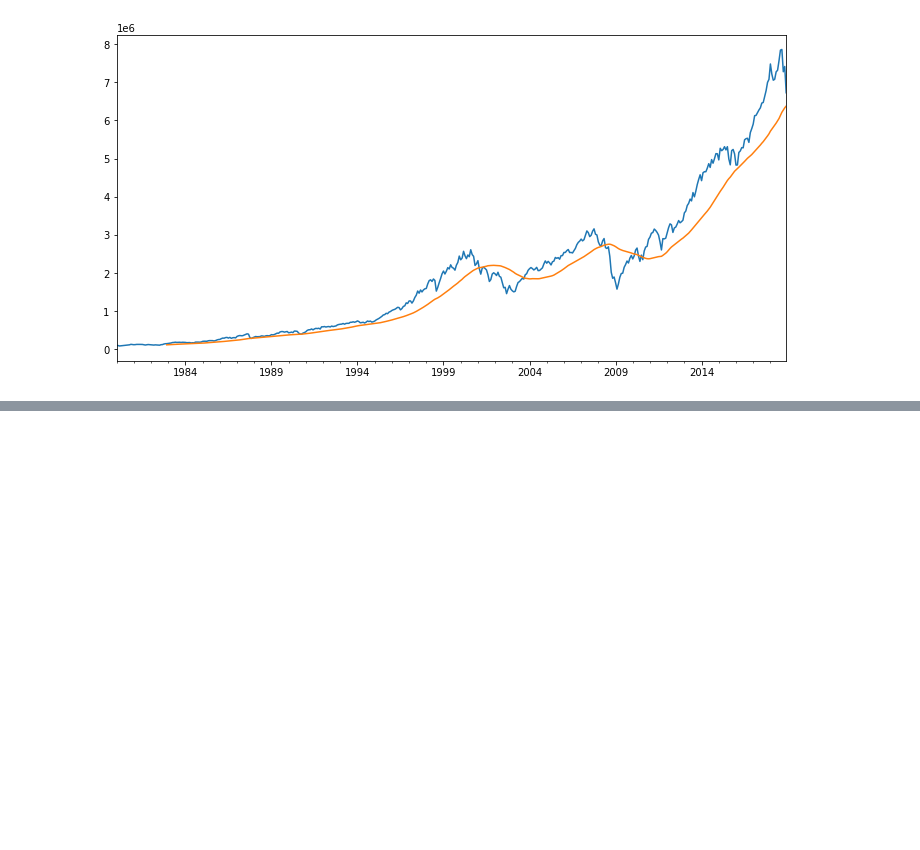
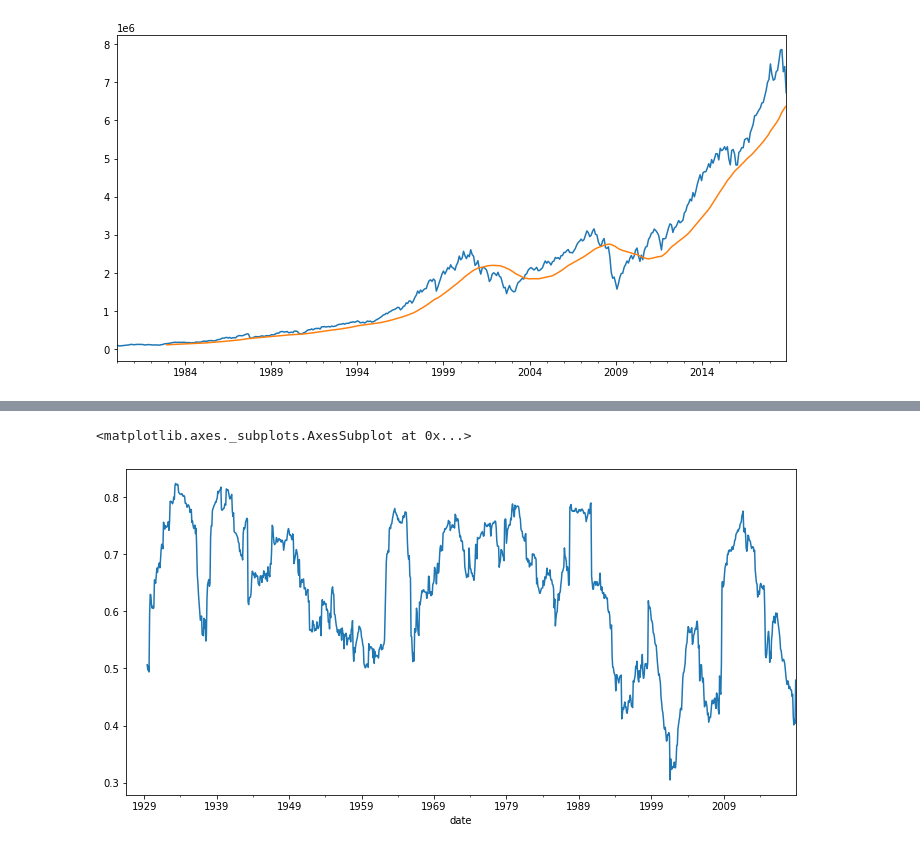
Before and after one commit to anjosma/introduction_portfolio_construction, a Jupyter notebook: notebook.ipynb, the cells around one changed output, grey strips where cells are left out. Drawn from its saved outputs; the diff is of its cells as text; code cells hidden in the pictures; blank space fills up the shorter version.

```diff
--- a/notebook.ipynb
+++ b/notebook.ipynb
@@ -1288,0 +1298,3 @@ total_market_index["1980":].rolling(window=36).mean().plot(figsize=(12,6))
+# %%
+ts_corr = ind_return.rolling(36).corr()
+ts_corr.tail()
@@ -1288,0 +1308,2 @@ total_market_index["1980":].rolling(window=36).mean().plot(figsize=(12,6))
+# %%
+ts_corr.index.names = ['date', 'industry']
@@ -1288,0 +1320,7 @@ total_market_index["1980":].rolling(window=36).mean().plot(figsize=(12,6))
+# %%
+ind_tr36corr = ts_corr.groupby(level='date').apply(lambda cormat: cormat.values.mean())
+# %%
+ind_tr36corr.plot(figsize=(12,6))
+# %% [output]
+<matplotlib.axes._subplots.AxesSubplot at 0x...>
+[figure, added]
```
Also changed, not shown: parts of 9 cells of this notebook.
